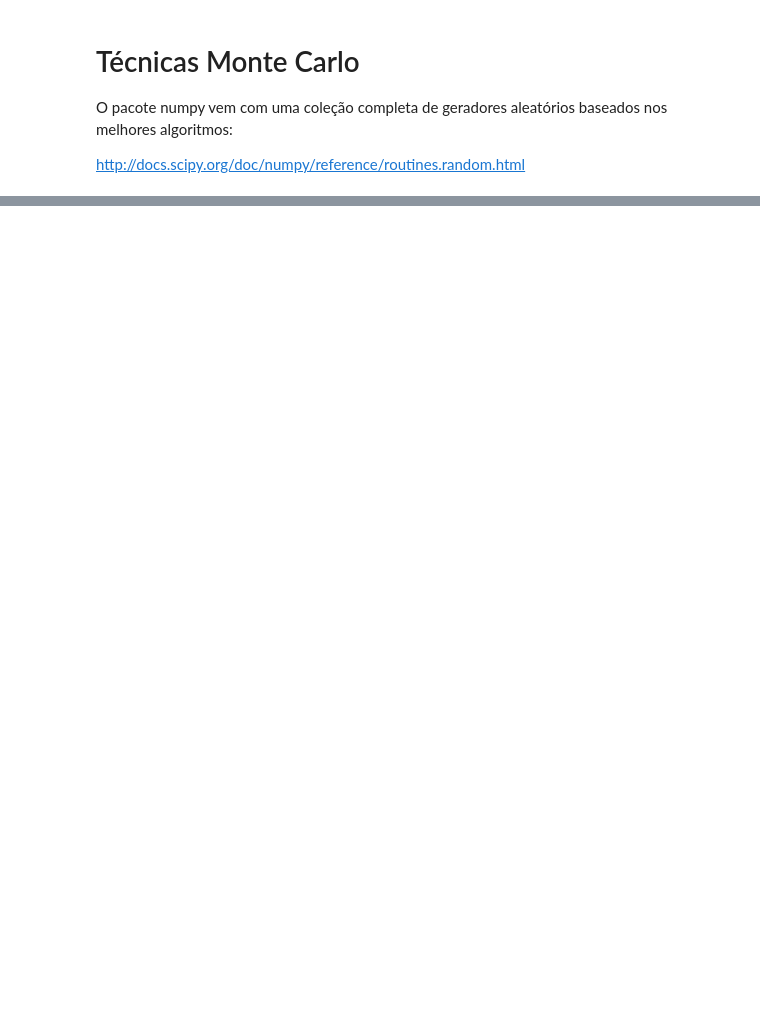
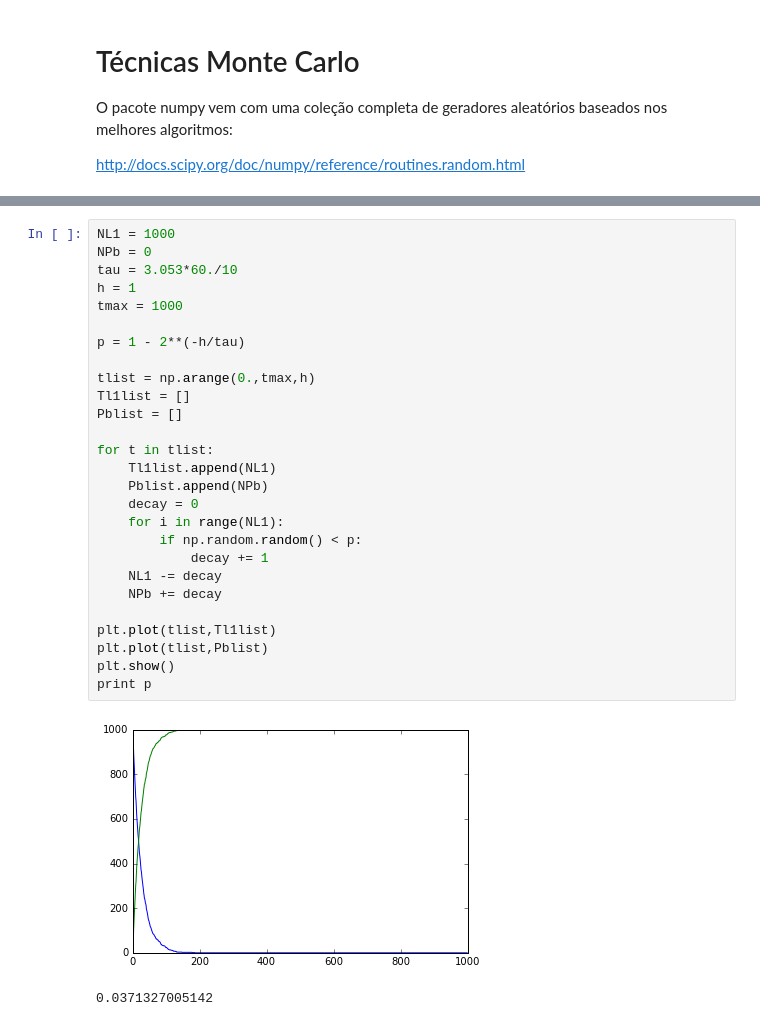
Before and after one commit to hektor-monteiro/python-notebooks, a Jupyter notebook: aula-12.ipynb, the cells around one changed output, grey strips where cells are left out. Drawn from its saved outputs; the diff is of its cells as text; blank space fills up the shorter version.

```diff
--- a/aula-12.ipynb
+++ b/aula-12.ipynb
@@ -48,0 +72,30 @@ plt.show()
+# %%
+NL1 = 1000
+NPb = 0
+tau = 3.053*60./10
+h = 1
+tmax = 1000
+
+p = 1 - 2**(-h/tau)
+
+tlist = np.arange(0.,tmax,h)
+Tl1list = []
+Pblist = []
+
+for t in tlist:
+    Tl1list.append(NL1)
+    Pblist.append(NPb)
+    decay = 0
+    for i in range(NL1):
+        if np.random.random() < p:
+            decay += 1
+    NL1 -= decay
+    NPb += decay
+
+plt.plot(tlist,Tl1list)
+plt.plot(tlist,Pblist)
+plt.show()
+print p
+# %% [output]
+[figure, added]
+0.0371327005142
```
Also changed, not shown: parts of 4 cells of this notebook, 2 other files.
